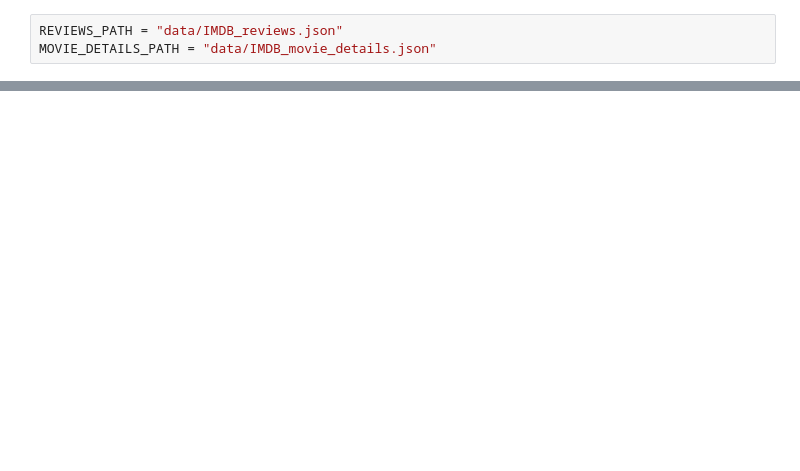
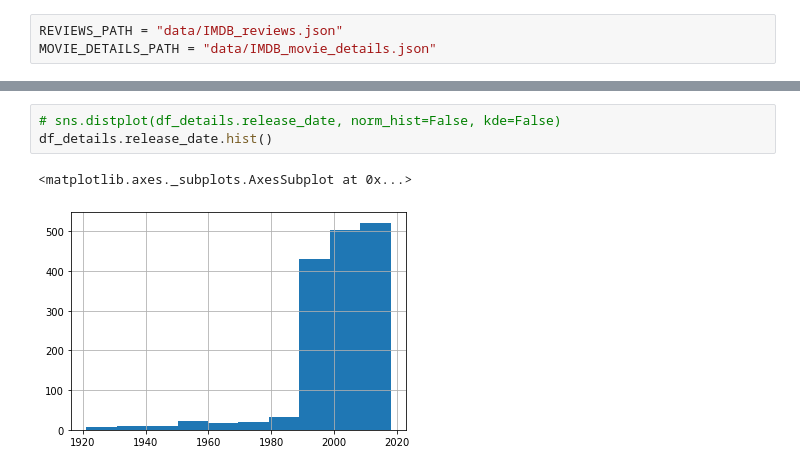
Before and after one commit to SharonPeled/spoiler_detection, a Jupyter notebook: EDA.ipynb, the cells around one changed output, grey strips where cells are left out. Drawn from its saved outputs; the diff is of its cells as text; blank space fills up the shorter version.

```diff
--- a/EDA.ipynb
+++ b/EDA.ipynb
@@ -39,0 +64,6 @@ display(df_details)
+# %%
+# sns.distplot(df_details.release_date, norm_hist=False, kde=False)
+df_details.release_date.hist()
+# %% [output]
+<matplotlib.axes._subplots.AxesSubplot at 0x...>
+[figure, added]
```
Also changed, not shown: parts of 12 cells of this notebook, 2 other files.
